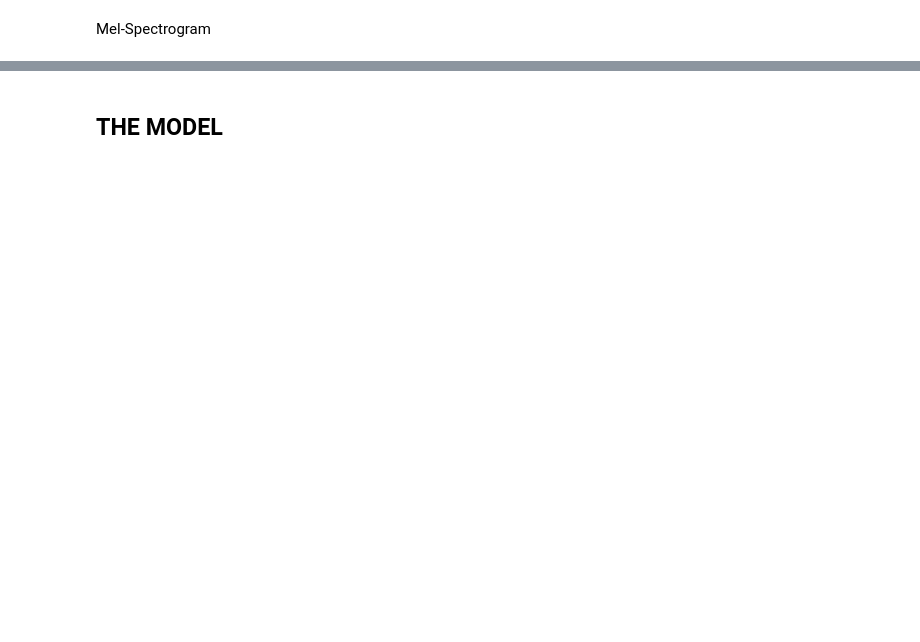
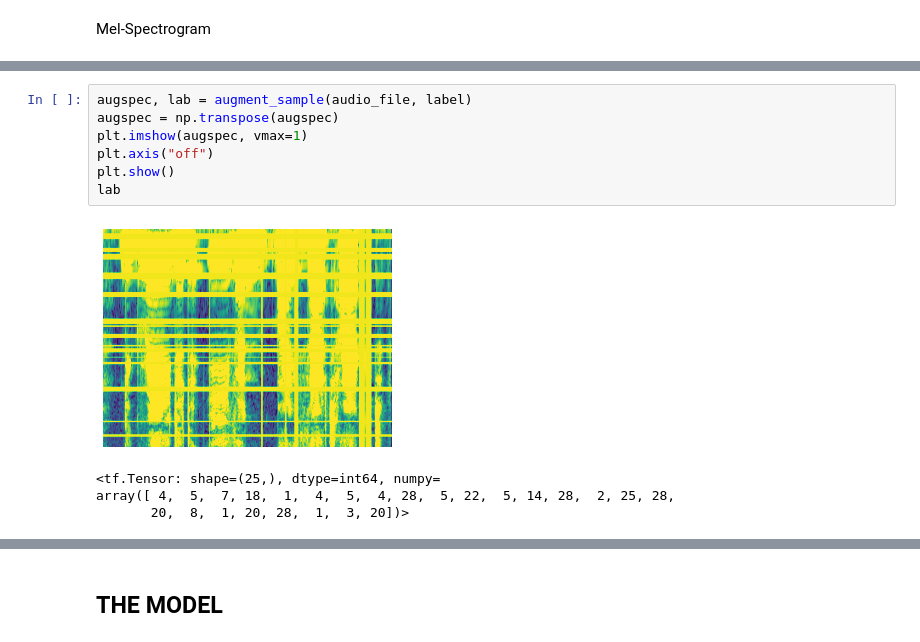
Before and after one commit to to-schi/ASR-Deepspeech2-Tensorflow, a Jupyter notebook: asr_rnn_training.ipynb, the cells around one changed output, grey strips where cells are left out. Drawn from its saved outputs; the diff is of its cells as text; blank space fills up the shorter version.

```diff
--- a/asr_rnn_training.ipynb
+++ b/asr_rnn_training.ipynb
@@ -262 +394,13 @@ def encode_single_sample_mel(filepath, label, sr=16000, n_fft=2048, stride=128,
+# %%
+augspec, lab = augment_sample(audio_file, label)
+augspec = np.transpose(augspec)
+plt.imshow(augspec, vmax=1)
+plt.axis("off")
+plt.show()
+lab
+# %% [output]
+[figure, added]
+<tf.Tensor: shape=(25,), dtype=int64, numpy=
+array([ 4,  5,  7, 18,  1,  4,  5,  4, 28,  5, 22,  5, 14, 28,  2, 25, 28,
+       20,  8,  1, 20, 28,  1,  3, 20])>
 # %%
```
Also changed, not shown: parts of 107 cells of this notebook, 3 other files.
